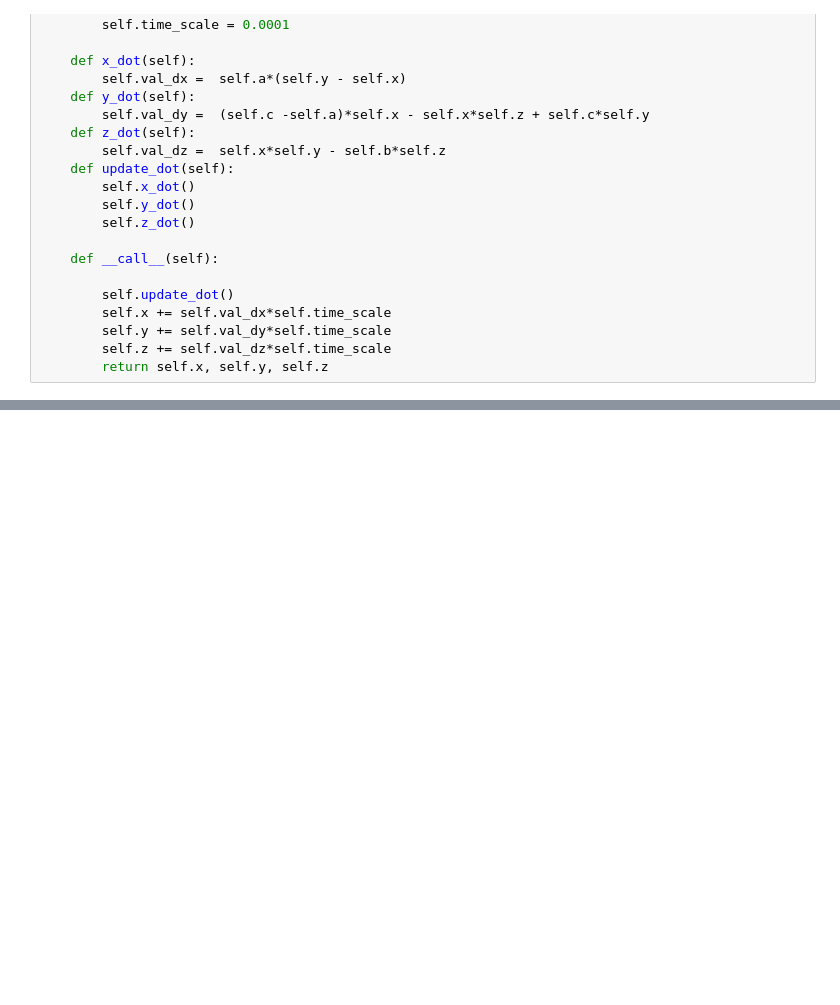
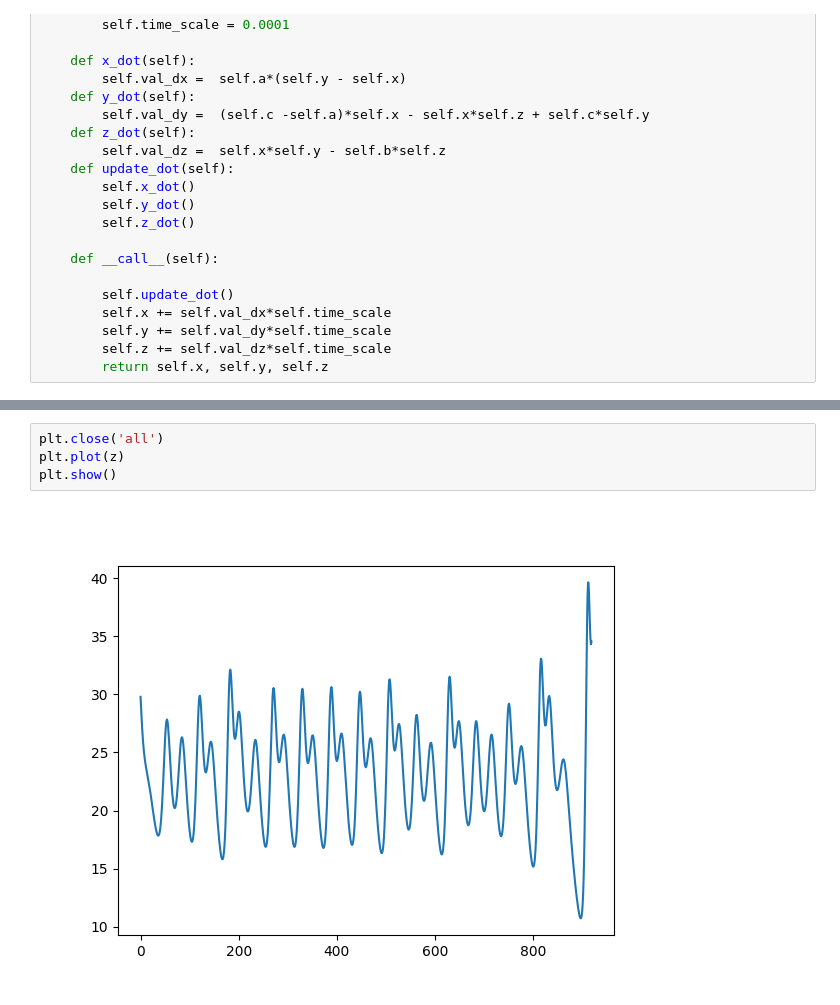
Before and after one commit to mahesh0537/NLD-music-synthesis, a Jupyter notebook: chaotic_melodies.ipynb, the cells around one changed output, grey strips where cells are left out. Saved outputs shown, nothing was run; the diff lists cells and outputs as text; blank space fills up the shorter version.

```diff
--- a/chaotic_melodies.ipynb
+++ b/chaotic_melodies.ipynb
@@ -192,0 +253,6 @@ x, y,z = m(x,y,z)
+# %%
+plt.close('all')
+plt.plot(z)
+plt.show()
+# %% [output]
+[figure, added]
```
Also changed, not shown: parts of 20 cells of this notebook, 3 other files.
